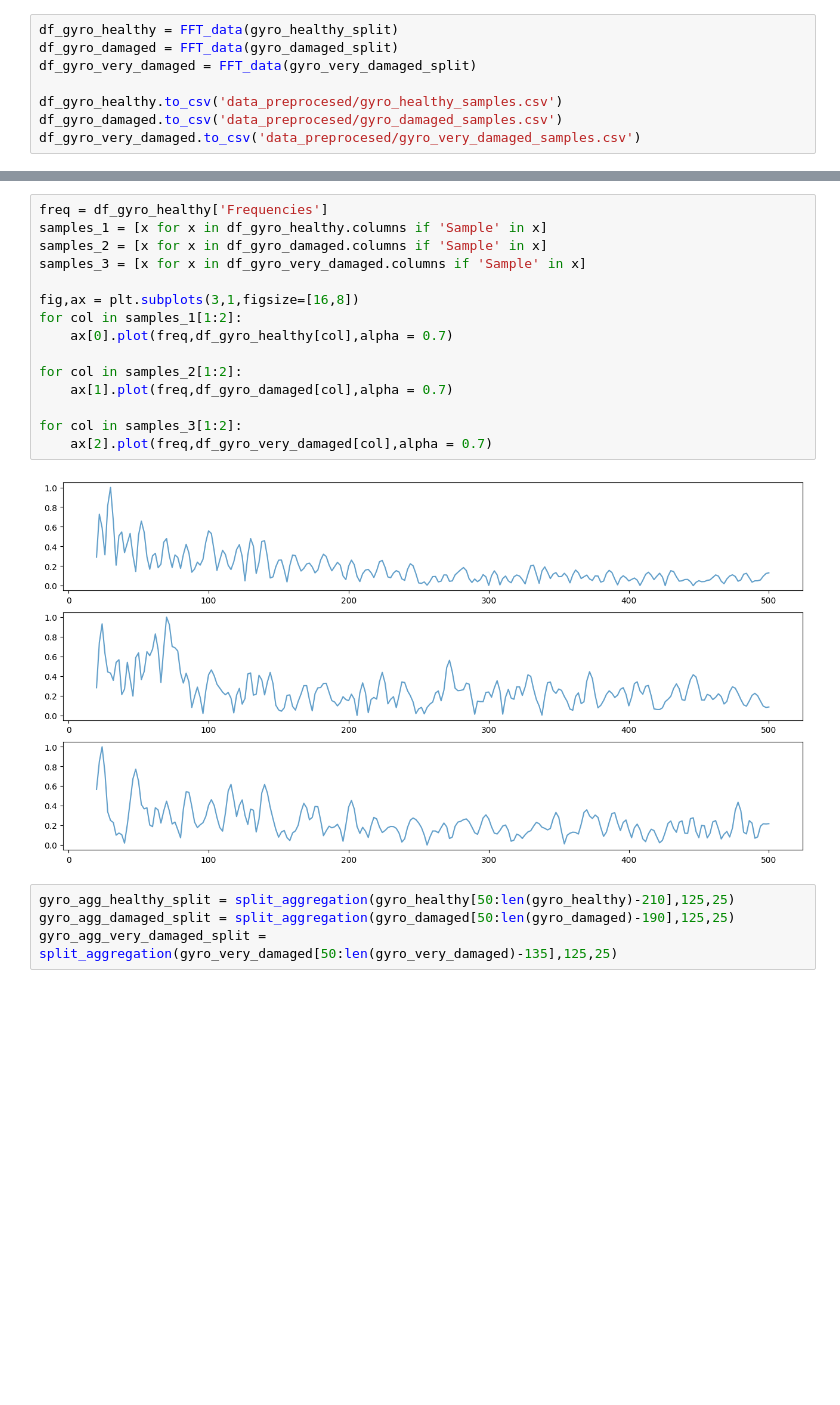
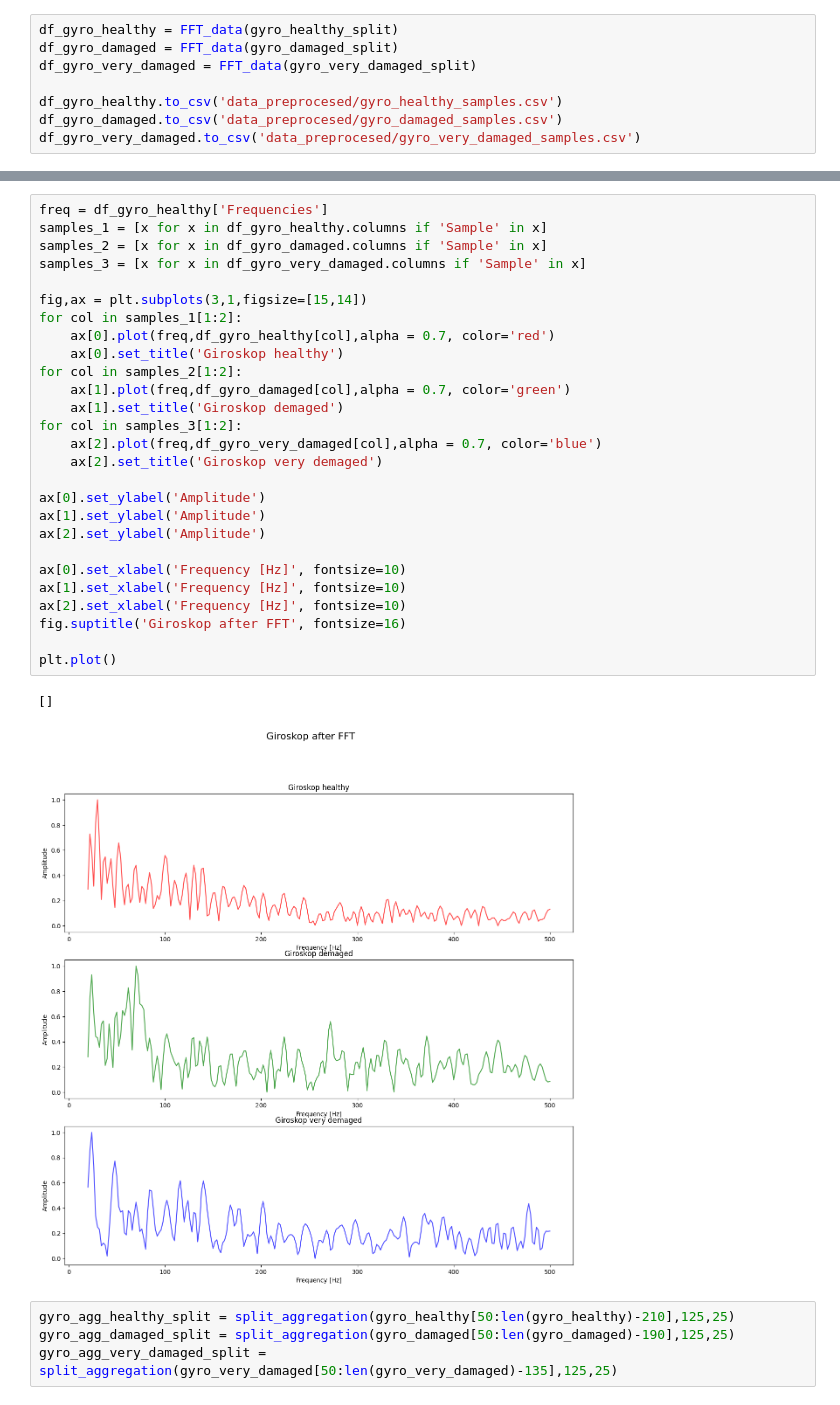
Before and after one commit to AiR-ISZ-Gr1/drones_prediction, a Jupyter notebook: preprocessing.ipynb, the cells around one changed output, grey strips where cells are left out. Saved outputs shown, nothing was run; the diff lists cells and outputs as text; blank space fills up the shorter version.

```diff
--- a/preprocessing.ipynb
+++ b/preprocessing.ipynb
@@ -268,20 +295,33 @@ df_gyro_very_damaged.to_csv('data_preprocesed/gyro_very_damaged_samples.csv')
 # %%
 freq = df_gyro_healthy['Frequencies']
 samples_1 = [x for x in df_gyro_healthy.columns if 'Sample' in x]
 samples_2 = [x for x in df_gyro_damaged.columns if 'Sample' in x]
 samples_3 = [x for x in df_gyro_very_damaged.columns if 'Sample' in x]
 
-fig,ax = plt.subplots(3,1,figsize=[16,8])
+fig,ax = plt.subplots(3,1,figsize=[15,14])
 for col in samples_1[1:2]:
-    ax[0].plot(freq,df_gyro_healthy[col],alpha = 0.7)
+    ax[0].plot(freq,df_gyro_healthy[col],alpha = 0.7, color='red')
+    ax[0].set_title('Giroskop healthy')
+for col in samples_2[1:2]:
+    ax[1].plot(freq,df_gyro_damaged[col],alpha = 0.7, color='green')
+    ax[1].set_title('Giroskop demaged')
+for col in samples_3[1:2]:
+    ax[2].plot(freq,df_gyro_very_damaged[col],alpha = 0.7, color='blue')
+    ax[2].set_title('Giroskop very demaged')
 
-for col in samples_2[1:2]:
-    ax[1].plot(freq,df_gyro_damaged[col],alpha = 0.7)
+ax[0].set_ylabel('Amplitude')
+ax[1].set_ylabel('Amplitude')
+ax[2].set_ylabel('Amplitude')
 
-for col in samples_3[1:2]:
-    ax[2].plot(freq,df_gyro_very_damaged[col],alpha = 0.7)
+ax[0].set_xlabel('Frequency [Hz]', fontsize=10)
+ax[1].set_xlabel('Frequency [Hz]', fontsize=10)
+ax[2].set_xlabel('Frequency [Hz]', fontsize=10)
+fig.suptitle('Giroskop after FFT', fontsize=16)
+
+plt.plot()
 # %% [output]
+[]
-[figure, old version]
+[figure, new version]
 # %%
 gyro_agg_healthy_split = split_aggregation(gyro_healthy[50:len(gyro_healthy)-210],125,25)
 gyro_agg_damaged_split = split_aggregation(gyro_damaged[50:len(gyro_damaged)-190],125,25)
```
Also changed, not shown: parts of 7 cells of this notebook, 5 other files.
